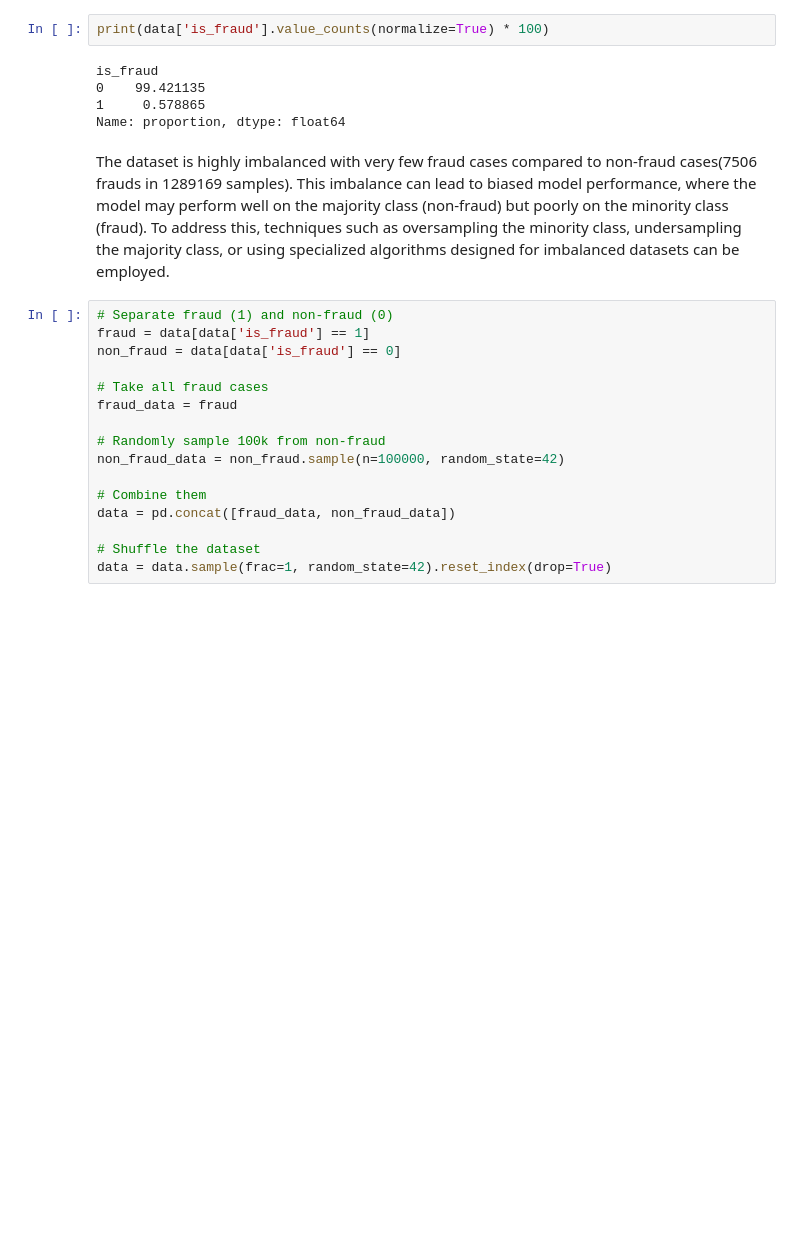
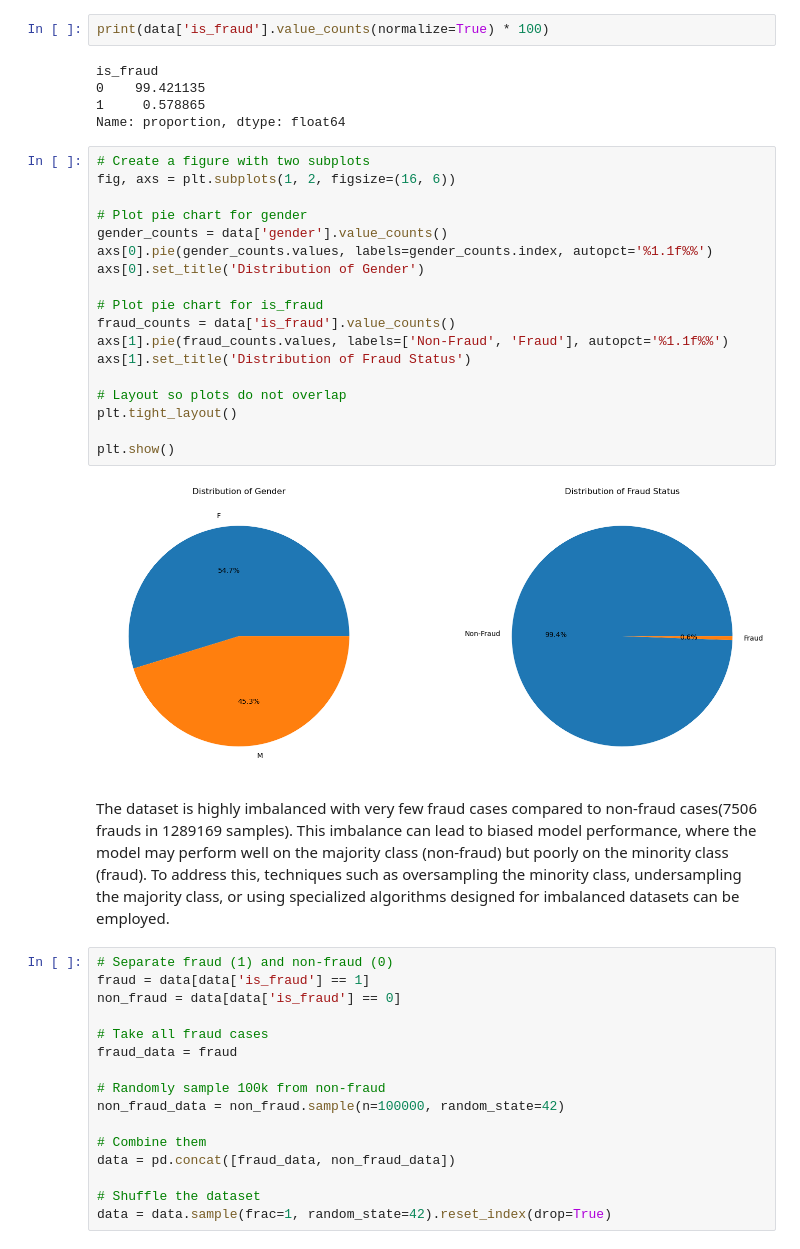
Before and after one commit to sumanbhattarai58/Internship, a Jupyter notebook: CreditCard_Fraud_Detection.ipynb, the cells around one changed output. Drawn from its saved outputs; the diff is of its cells as text; blank space fills up the shorter version.

```diff
--- a/CreditCard_Fraud_Detection.ipynb
+++ b/CreditCard_Fraud_Detection.ipynb
@@ -93,6 +93,26 @@ is_fraud
 0    99.421135
 1     0.578865
 Name: proportion, dtype: float64
+# %%
+# Create a figure with two subplots
+fig, axs = plt.subplots(1, 2, figsize=(16, 6))
+
+# Plot pie chart for gender
+gender_counts = data['gender'].value_counts()
+axs[0].pie(gender_counts.values, labels=gender_counts.index, autopct='%1.1f%%')
+axs[0].set_title('Distribution of Gender')
+
+# Plot pie chart for is_fraud
+fraud_counts = data['is_fraud'].value_counts()
+axs[1].pie(fraud_counts.values, labels=['Non-Fraud', 'Fraud'], autopct='%1.1f%%')
+axs[1].set_title('Distribution of Fraud Status')
+
+# Layout so plots do not overlap
+plt.tight_layout()
+
+plt.show()
+# %% [output]
+[figure, added]
 # %% [markdown]
 The dataset is highly imbalanced with very few fraud cases compared to non-fraud cases(7506 frauds in 1289169 samples). This imbalance can lead to biased model performance, where the model may perform well on the majority class (non-fraud) but poorly on the minority class (fraud). To address this, techniques such as oversampling the minority class, undersampling the majority class, or using specialized algorithms designed for imbalanced datasets can be employed.
 # %%
```
Also changed, not shown: parts of 16 cells of this notebook.
